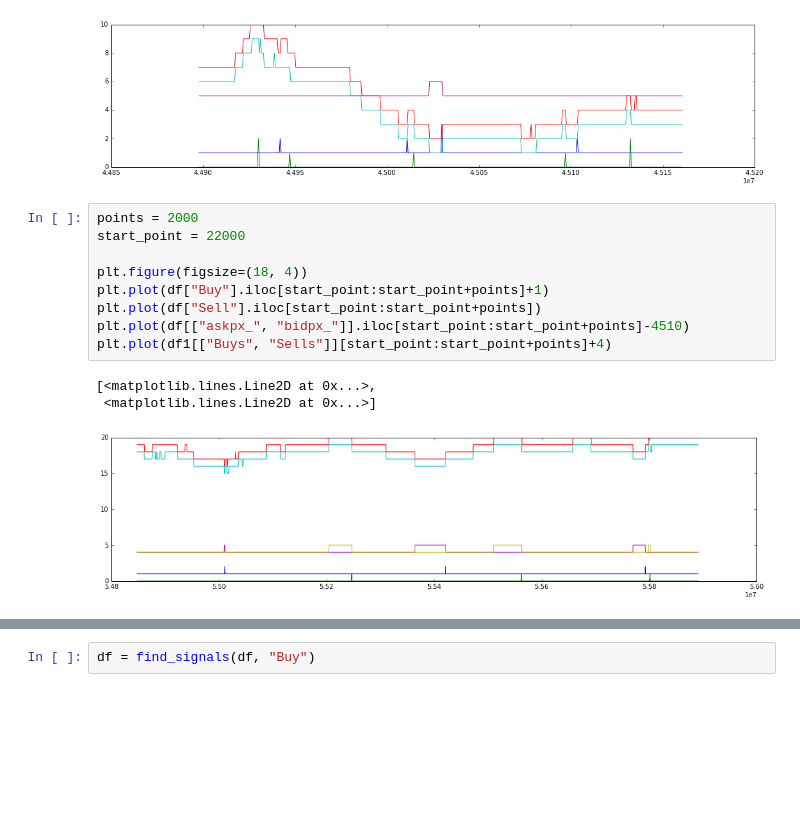
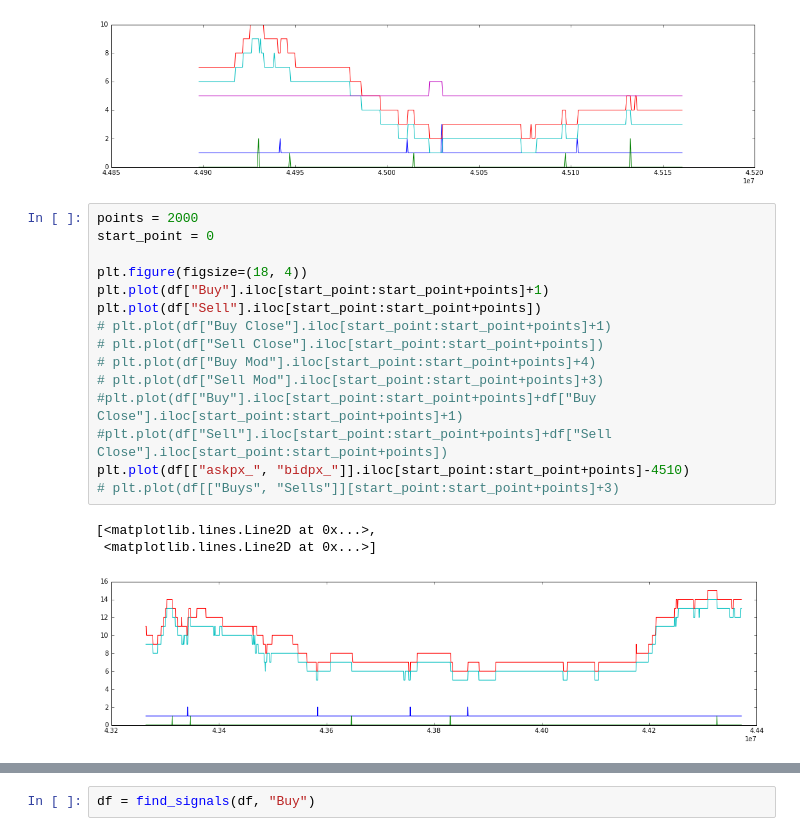
Before and after one commit to salsasepp/ufcnn-keras, a Jupyter notebook: notebook/signals_plaground.ipynb, the cells around one changed output, grey strips where cells are left out. Saved outputs shown, nothing was run; the diff lists cells and outputs as text; blank space fills up the shorter version.

```diff
--- a/notebook/signals_plaground.ipynb
+++ b/notebook/signals_plaground.ipynb
@@ -274,14 +274,20 @@ plt.plot(temp_df[start_point:start_point+points]+5)
 [figure]
 # %%
 points = 2000
-start_point = 22000
+start_point = 0
 
 plt.figure(figsize=(18, 4))
 plt.plot(df["Buy"].iloc[start_point:start_point+points]+1)
 plt.plot(df["Sell"].iloc[start_point:start_point+points])
+# plt.plot(df["Buy Close"].iloc[start_point:start_point+points]+1)
+# plt.plot(df["Sell Close"].iloc[start_point:start_point+points])
+# plt.plot(df["Buy Mod"].iloc[start_point:start_point+points]+4)
+# plt.plot(df["Sell Mod"].iloc[start_point:start_point+points]+3)
+#plt.plot(df["Buy"].iloc[start_point:start_point+points]+df["Buy Close"].iloc[start_point:start_point+points]+1)
+#plt.plot(df["Sell"].iloc[start_point:start_point+points]+df["Sell Close"].iloc[start_point:start_point+points])
 plt.plot(df[["askpx_", "bidpx_"]].iloc[start_point:start_point+points]-4510)
-plt.plot(df1[["Buys", "Sells"]][start_point:start_point+points]+4)
+# plt.plot(df[["Buys", "Sells"]][start_point:start_point+points]+3)
 # %% [output]
 [<matplotlib.lines.Line2D at 0x...>,
  <matplotlib.lines.Line2D at 0x...>]
-[figure, old version]
+[figure, new version]
```
Also changed, not shown: parts of 10 cells of this notebook, 1 other file.
